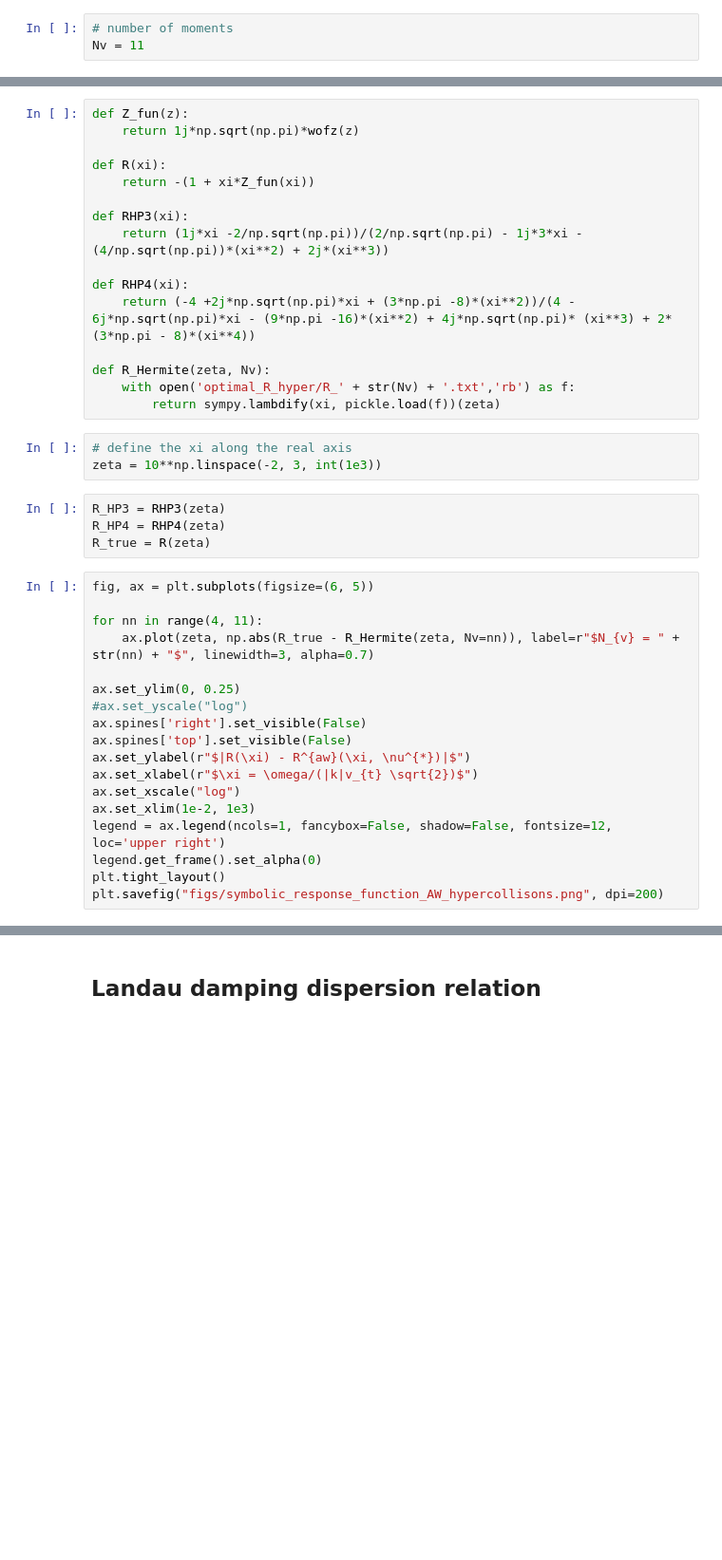
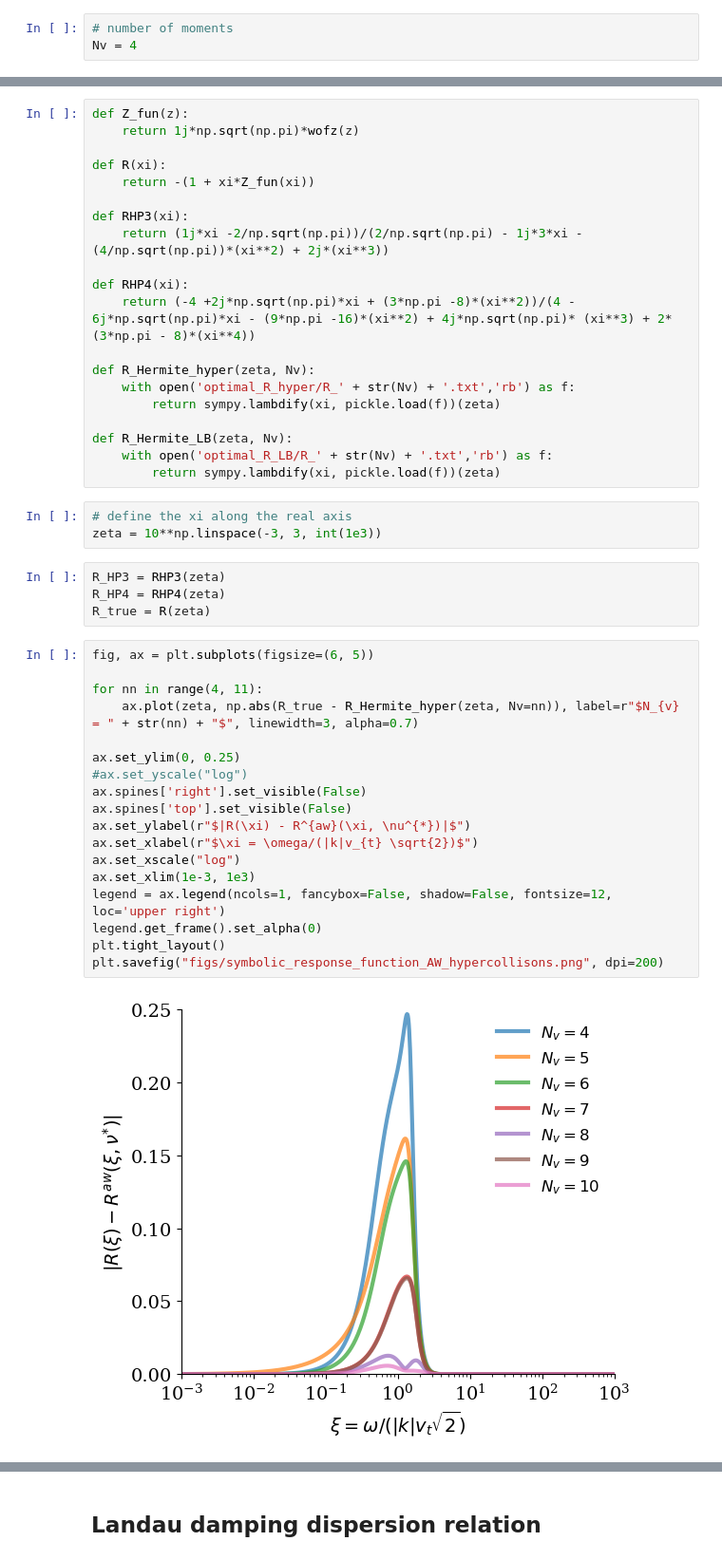
Before and after one commit to opaliss/SpectralSymbolicClosures, a Jupyter notebook: aw_hermite/symbolic_response_function_AW_hypercollisions.ipynb, the cells around one changed output, grey strips where cells are left out. Shown at 95% size. Drawn from its saved outputs; the diff is of its cells as text; blank space fills up the shorter version.

```diff
--- a/aw_hermite/symbolic_response_function_AW_hypercollisions.ipynb
+++ b/aw_hermite/symbolic_response_function_AW_hypercollisions.ipynb
@@ -22,7 +22,7 @@ matplotlib.rc('ytick', labelsize=14)
 ## Asymmetrically Weighted Hermite Linear Response Function w/ Hypercollisionality
 # %%
 # number of moments
-Nv = 11
+Nv = 4
 # %%
 # symbolic variables
 xi = symbols('xi')
@@ -135,12 +153,16 @@ def RHP3(xi):
 def RHP4(xi):
     return (-4 +2j*np.sqrt(np.pi)*xi + (3*np.pi -8)*(xi**2))/(4 - 6j*np.sqrt(np.pi)*xi - (9*np.pi -16)*(xi**2) + 4j*np.sqrt(np.pi)* (xi**3) + 2*(3*np.pi - 8)*(xi**4))
 
-def R_Hermite(zeta, Nv):
+def R_Hermite_hyper(zeta, Nv):
     with open('optimal_R_hyper/R_' + str(Nv) + '.txt','rb') as f:
         return sympy.lambdify(xi, pickle.load(f))(zeta)
+
+def R_Hermite_LB(zeta, Nv):
+    with open('optimal_R_LB/R_' + str(Nv) + '.txt','rb') as f:
+        return sympy.lambdify(xi, pickle.load(f))(zeta)
 # %%
 # define the xi along the real axis
-zeta = 10**np.linspace(-2, 3, int(1e3))
+zeta = 10**np.linspace(-3, 3, int(1e3))
 # %%
 R_HP3 = RHP3(zeta)
 R_HP4 = RHP4(zeta)
@@ -148,18 +170,20 @@ R_true = R(zeta)
 # %%
 fig, ax = plt.subplots(figsize=(6, 5))
 
 for nn in range(4, 11):
-    ax.plot(zeta, np.abs(R_true - R_Hermite(zeta, Nv=nn)), label=r"$N_{v} = " + str(nn) + "$", linewidth=3, alpha=0.7)
+    ax.plot(zeta, np.abs(R_true - R_Hermite_hyper(zeta, Nv=nn)), label=r"$N_{v} = " + str(nn) + "$", linewidth=3, alpha=0.7)
 
 ax.set_ylim(0, 0.25)
 #ax.set_yscale("log")
 ax.spines['right'].set_visible(False)
 ax.spines['top'].set_visible(False)
 ax.set_ylabel(r"$|R(\xi) - R^{aw}(\xi, \nu^{*})|$")
 ax.set_xlabel(r"$\xi = \omega/(|k|v_{t} \sqrt{2})$")
 ax.set_xscale("log")
-ax.set_xlim(1e-2, 1e3)
+ax.set_xlim(1e-3, 1e3)
 legend = ax.legend(ncols=1, fancybox=False, shadow=False, fontsize=12, loc='upper right')
 legend.get_frame().set_alpha(0)
 plt.tight_layout()
 plt.savefig("figs/symbolic_response_function_AW_hypercollisons.png", dpi=200)
+# %% [output]
+[figure, added]
```
Also changed, not shown: parts of 10 cells of this notebook, 2 other files.
